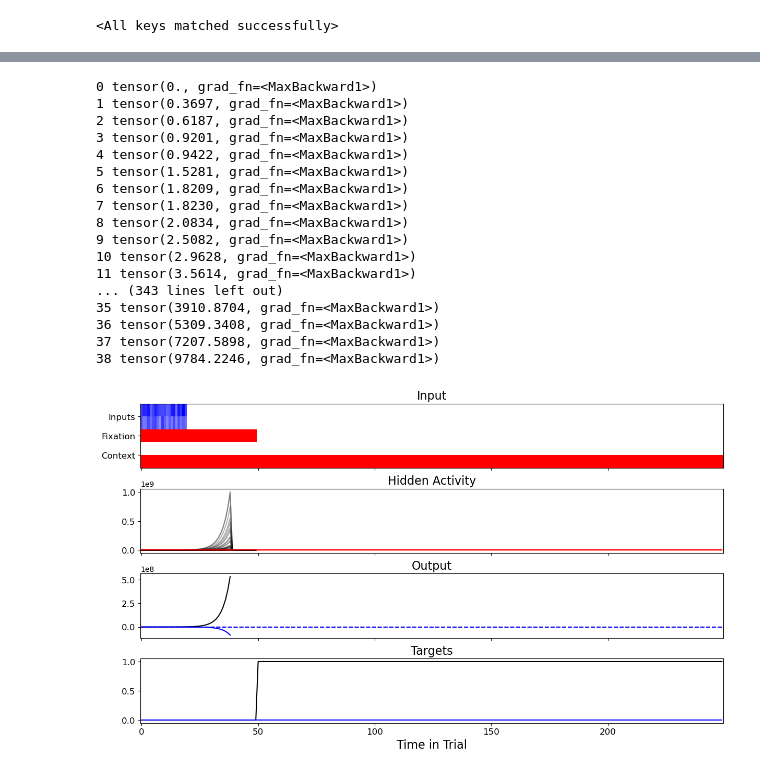
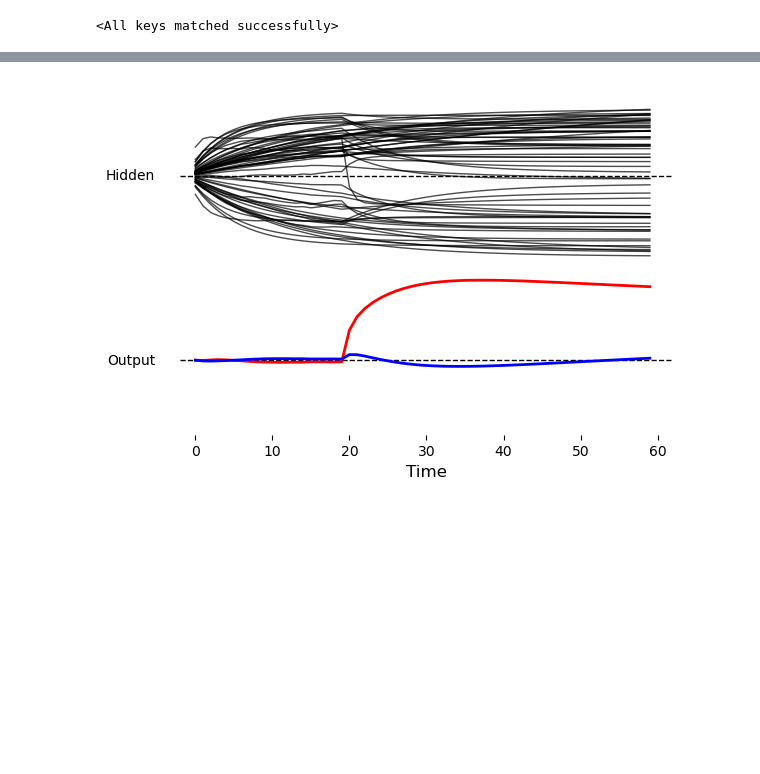
Before and after one commit to landoskape/mcn2024-psets, a Jupyter notebook: intrinsic-excitability/task.ipynb, the cells around one changed output, grey strips where cells are left out. Drawn from its saved outputs; the diff is of its cells as text; code cells hidden in the pictures; blank space fills up the shorter version.

```diff
--- a/intrinsic-excitability/task.ipynb
+++ b/intrinsic-excitability/task.ipynb
@@ -67,8 +68,8 @@ plt.show()
 # %%
 # Load trained model and results
 
-jobid = 48
-model_index = 0
+jobid = 52
+model_index = 7
 model, results, init_model = load_job(jobid, model_index=model_index, init=True)
 
 args = results["args"]
@@ -86,6 +87,7 @@ task = tasks.ContextualGoNogo(
     delay_time=args["end_delay"],
     decision_time=task_params["decision_time"],
     task_type=args["task_type"] if "task_type" in args else "embedded",
+    mask=task_params["mask"] if "mask" in task_params else None,
 )
 task.cursors = task_params["cursors"]
 
@@ -164,78 +166,47 @@ target_nonlinearity = dict(
     threshold="linear",
     tau="sigmoid",
     receptive="linear",
     projective="linear",
 )
 
 do_perturb = True
 if do_perturb:
     perturb_target = "tau"
     perturb_type = "rotation"
     perturb_ratio = np.pi/4
 
     old_parameter = getattr(pnet, targets[perturb_target])
     old_parameter = old_parameter.data
     if target_nonlinearity[perturb_target] == "sigmoid":
         old_parameter = torch.sigmoid(old_parameter)
 
     new_parameter = perturb_parameter(old_parameter, perturb_ratio, perturb_type)
 
     if target_nonlinearity[perturb_target] == "sigmoid":
         new_parameter = torch.clamp(new_parameter, 1e-6, 1 - 1e-6)
         new_parameter = torch.log(new_parameter / (1 - new_parameter))
 
     attribute = getattr(pnet, targets[perturb_target])
     attribute.data = new_parameter
 
-task.decision_time = 200
-X, target, params = task.generate_data(1, source_floor=0.1, source_strength=1.0, sigma=0.1)
-output, hidden, xx_in, rr_in, dh_in = pnet(X, return_hidden=True, return_currents=True)
-output_standard, hidden_standard = net(X, return_hidden=True)
+task.decision_time = 10
+# X, target, params = task.generate_data(1, source_floor=0.1, source_strength=0.3, sigma=0.3)
+output, hidden = net(X, return_hidden=True)
+output_perturbed, hidden_perturbed = pnet(X, return_hidden=True)
+
+hidden = hidden.detach()
+hidden_perturbed = hidden_perturbed.detach()
+
 output = output.detach()
-output_standard = output_standard.detach()
+output_perturbed = output_perturbed.detach()
 
-fontsize = 16
-smallfont = 12
-fig, ax = plt.subplots(4, 1, figsize=(12, 7), layout="constrained", sharex=True)
-ax[0].imshow(X[ibatch].T, aspect="auto", cmap="bwr", interpolation="none", vmin=-1, vmax=1)
-ax[0].set_yticks([0.5, 2, 3.5], labels=["Inputs", "Fixation", "Context"], fontsize=smallfont)
-ax[0].set_title("Input", fontsize=fontsize)
-ax[1].plot(hidden[ibatch].detach().numpy()[:, isort], c='k', alpha=0.3)
-ax[1].plot(hidden_standard[ibatch].detach().numpy()[:, isort], c='r', alpha=0.1)
-# ax[1].imshow(hidden[ibatch].detach().numpy().T[isort], aspect="auto", interpolation="none", cmap='gray')
-ax[1].tick_params(axis="y", labelsize=smallfont)
-ax[1].set_title("Hidden Activity", fontsize=fontsize)
-ax[2].plot(output[ibatch].detach().numpy()[:, 0], c='k')
-ax[2].plot(output[ibatch].detach().numpy()[:, 1], c='b')
-ax[2].plot(output_standard[ibatch][:, 0].detach().numpy(), label="Network Output", c='k', linestyle='--')
-ax[2].plot(output_standard[ibatch][:, 1].detach().numpy(), label="Network Output", c='b', linestyle='--')
-ax[2].set_title("Output", fontsize=fontsize)
-# ax[2].set_yticks([0, 1])
-ax[2].tick_params(axis="y", labelsize=smallfont)
-ax[3].plot(target[ibatch][:, 0].detach().numpy(), label="Target", c='k')
-ax[3].plot(target[ibatch][:, 1].detach().numpy(), label="Target", c='b')
-ax[3].set_title("Targets", fontsize=fontsize)
-ax[3].set_xlabel("Time in Trial", fontsize=fontsize)
-# ax[3].set_yticks([0, 1])
-ax[3].tick_params(axis="y", labelsize=smallfont)
-ax[3].tick_params(axis='x', labelsize=smallfont)
+fig, ax = create_stacked_trial_plot(X, target, ibatch)
+# # plt.savefig(f"../project/trial_example")
 plt.show()
+
+# Call the function (uncomment and adjust as needed)
+fig, ax = create_stacked_output_plot(hidden, output, ibatch)
+# plt.savefig(f"../project/trial_example_perturbation")
+plt.show()
 # %% [output]
-0 tensor(0., grad_fn=<MaxBackward1>)
-1 tensor(0.3697, grad_fn=<MaxBackward1>)
-2 tensor(0.6187, grad_fn=<MaxBackward1>)
-3 tensor(0.9201, grad_fn=<MaxBackward1>)
-4 tensor(0.9422, grad_fn=<MaxBackward1>)
-5 tensor(1.5281, grad_fn=<MaxBackward1>)
-6 tensor(1.8209, grad_fn=<MaxBackward1>)
-7 tensor(1.8230, grad_fn=<MaxBackward1>)
-8 tensor(2.0834, grad_fn=<MaxBackward1>)
-9 tensor(2.5082, grad_fn=<MaxBackward1>)
-10 tensor(2.9628, grad_fn=<MaxBackward1>)
-11 tensor(3.5614, grad_fn=<MaxBackward1>)
-... (343 lines left out)
-35 tensor(3910.8704, grad_fn=<MaxBackward1>)
-36 tensor(5309.3408, grad_fn=<MaxBackward1>)
-37 tensor(7207.5898, grad_fn=<MaxBackward1>)
-38 tensor(9784.2246, grad_fn=<MaxBackward1>)
-[figure, old version]
+[figure, new version]
```
Also changed, not shown: parts of 3 cells of this notebook, 2 other files.
